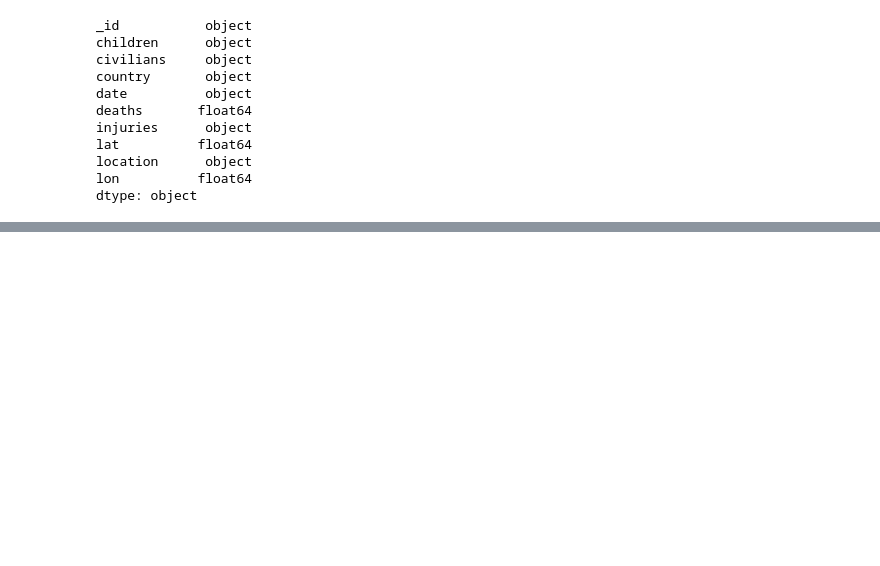
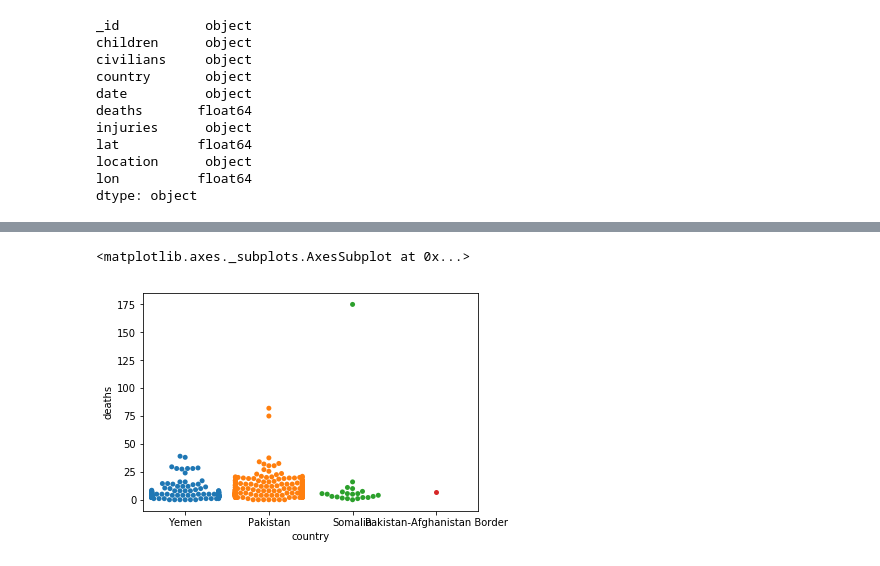
Before and after one commit to Nasdin/Drone-Strike-Visualization, a Jupyter notebook: team-alpha-drone.ipynb, the cells around one changed output, grey strips where cells are left out. Saved outputs shown, nothing was run; the diff lists cells and outputs as text; code cells hidden in the pictures; blank space fills up the shorter version.

```diff
--- a/team-alpha-drone.ipynb
+++ b/team-alpha-drone.ipynb
@@ -237,0 +270,5 @@ Name: date, Length: 647, dtype: object
+# %%
+sns.swarmplot (drone_df['country'] , drone_df['deaths'])
+# %% [output]
+<matplotlib.axes._subplots.AxesSubplot at 0x...>
+[figure, added]
```
Also changed, not shown: parts of 15 cells of this notebook.
